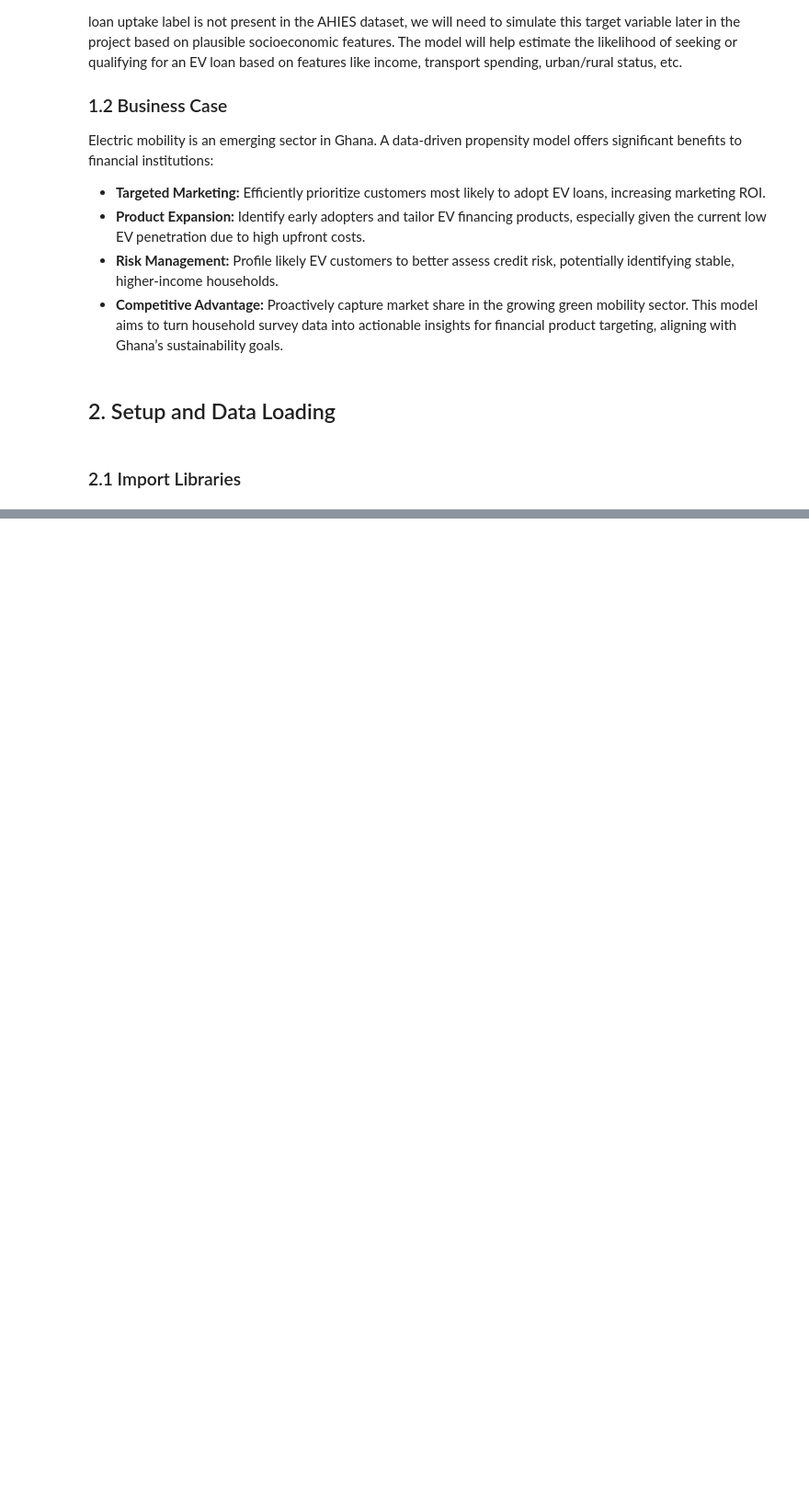
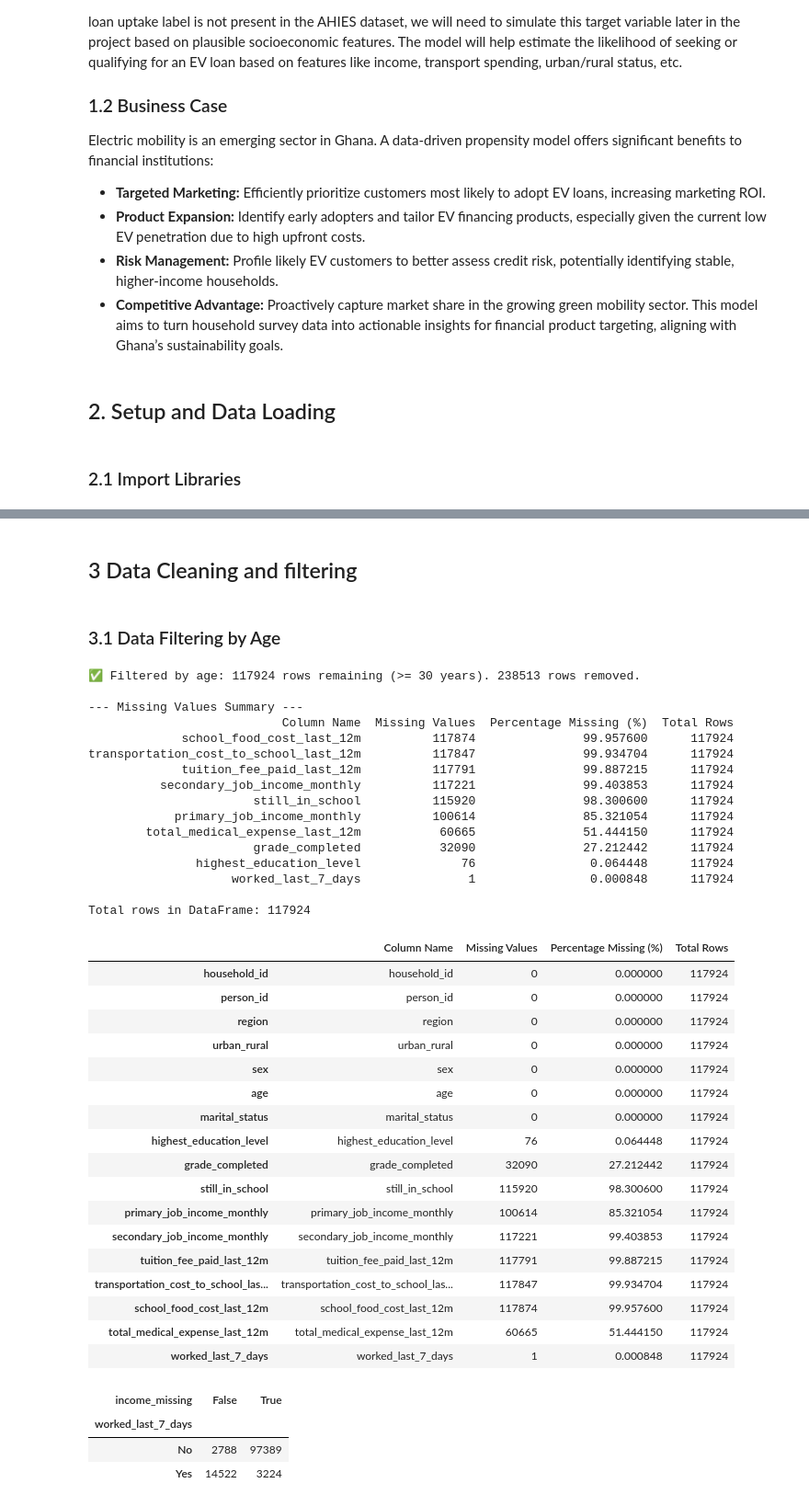
Before and after one commit to edjeani-data-labs/gh-ev-finance-propensity, a Jupyter notebook: notebooks/01_data_ingestion_and_eda.ipynb, the cells around one changed output, grey strips where cells are left out. Shown: that part at 92% size. Cells and saved outputs as stored; diff of their text form; code cells hidden in the pictures; blank space fills up the shorter version.

```diff
--- a/notebooks/01_data_ingestion_and_eda.ipynb
+++ b/notebooks/01_data_ingestion_and_eda.ipynb
@@ -229,0 +200,54 @@ else:
+# %% [markdown]
+## 3 Data Cleaning and filtering
+# %% [markdown]
+### 3.1 Data Filtering by Age
+# %%
+MINIMUM_AGE_FOR_ANALYSIS = 30 # Define this, can be changed
+
+df_age_filtered = dp.filter_by_age(df_selected, min_age=MINIMUM_AGE_FOR_ANALYSIS, age_column='age')
+
+## Post filter summary of missing values
+dp.display_missing_values_summary(df_age_filtered)
+# %% [output]
+✅ Filtered by age: 117924 rows remaining (>= 30 years). 238513 rows removed.
+
+--- Missing Values Summary ---
+                           Column Name  Missing Values  Percentage Missing (%)  Total Rows
+             school_food_cost_last_12m          117874               99.957600      117924
+transportation_cost_to_school_last_12m          117847               99.934704      117924
+             tuition_fee_paid_last_12m          117791               99.887215      117924
+          secondary_job_income_monthly          117221               99.403853      117924
+                       still_in_school          115920               98.300600      117924
+            primary_job_income_monthly          100614               85.321054      117924
+        total_medical_expense_last_12m           60665               51.444150      117924
+                       grade_completed           32090               27.212442      117924
+               highest_education_level              76                0.064448      117924
+                    worked_last_7_days               1                0.000848      117924
+
+Total rows in DataFrame: 117924
+|  | Column Name | Missing Values | Percentage Missing (%) | Total Rows |
+| household_id | household_id | 0 | 0.000000 | 117924 |
+| person_id | person_id | 0 | 0.000000 | 117924 |
+| region | region | 0 | 0.000000 | 117924 |
+| urban_rural | urban_rural | 0 | 0.000000 | 117924 |
+| sex | sex | 0 | 0.000000 | 117924 |
+| age | age | 0 | 0.000000 | 117924 |
+| marital_status | marital_status | 0 | 0.000000 | 117924 |
+| highest_education_level | highest_education_level | 76 | 0.064448 | 117924 |
+| grade_completed | grade_completed | 32090 | 27.212442 | 117924 |
+| still_in_school | still_in_school | 115920 | 98.300600 | 117924 |
+| primary_job_income_monthly | primary_job_income_monthly | 100614 | 85.321054 | 117924 |
+| secondary_job_income_monthly | secondary_job_income_monthly | 117221 | 99.403853 | 117924 |
+| tuition_fee_paid_last_12m | tuition_fee_paid_last_12m | 117791 | 99.887215 | 117924 |
+| transportation_cost_to_school_las... | transportation_cost_to_school_las... | 117847 | 99.934704 | 117924 |
+| school_food_cost_last_12m | school_food_cost_last_12m | 117874 | 99.957600 | 117924 |
+| total_medical_expense_last_12m | total_medical_expense_last_12m | 60665 | 51.444150 | 117924 |
+| worked_last_7_days | worked_last_7_days | 1 | 0.000848 | 117924 |
+# %%
+df_age_filtered["income_missing"] = df_age_filtered["primary_job_income_monthly"].isna()
+pd.crosstab(df_age_filtered["worked_last_7_days"], df_age_filtered["income_missing"])
+# %% [output]
+| income_missing | False | True |
+| worked_last_7_days |  |  |
+| No | 2788 | 97389 |
+| Yes | 14522 | 3224 |
```
Also changed, not shown: parts of 19 cells of this notebook, 2 other files.
